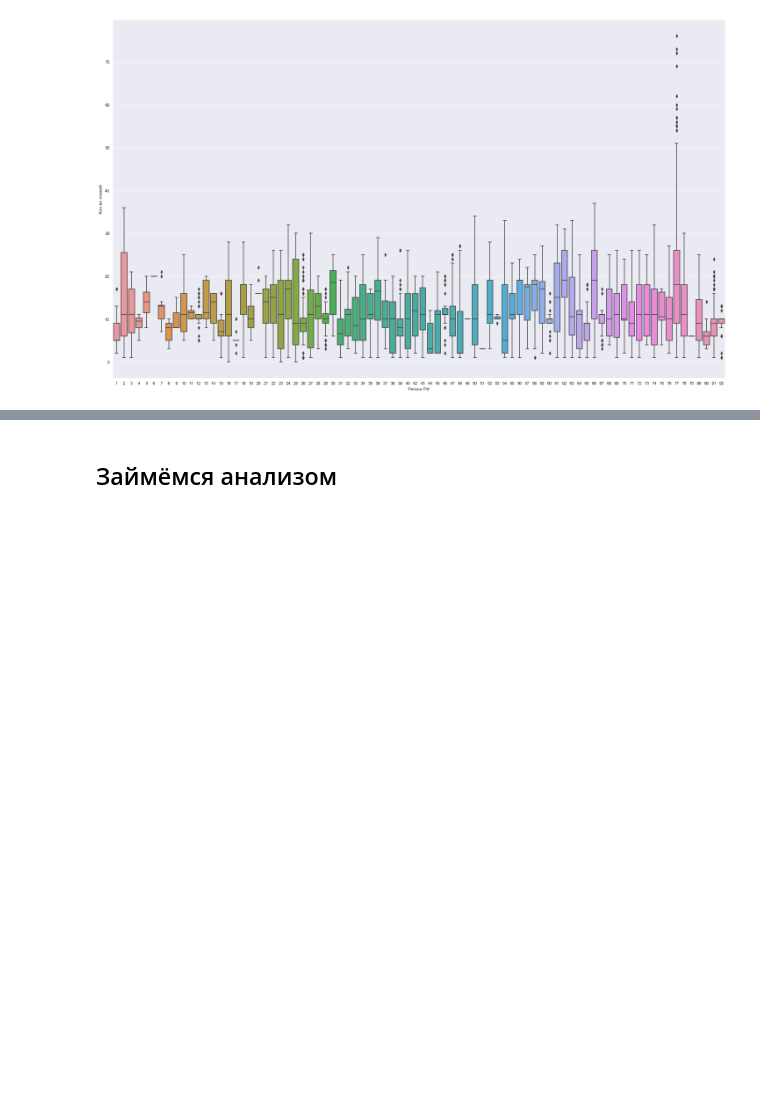
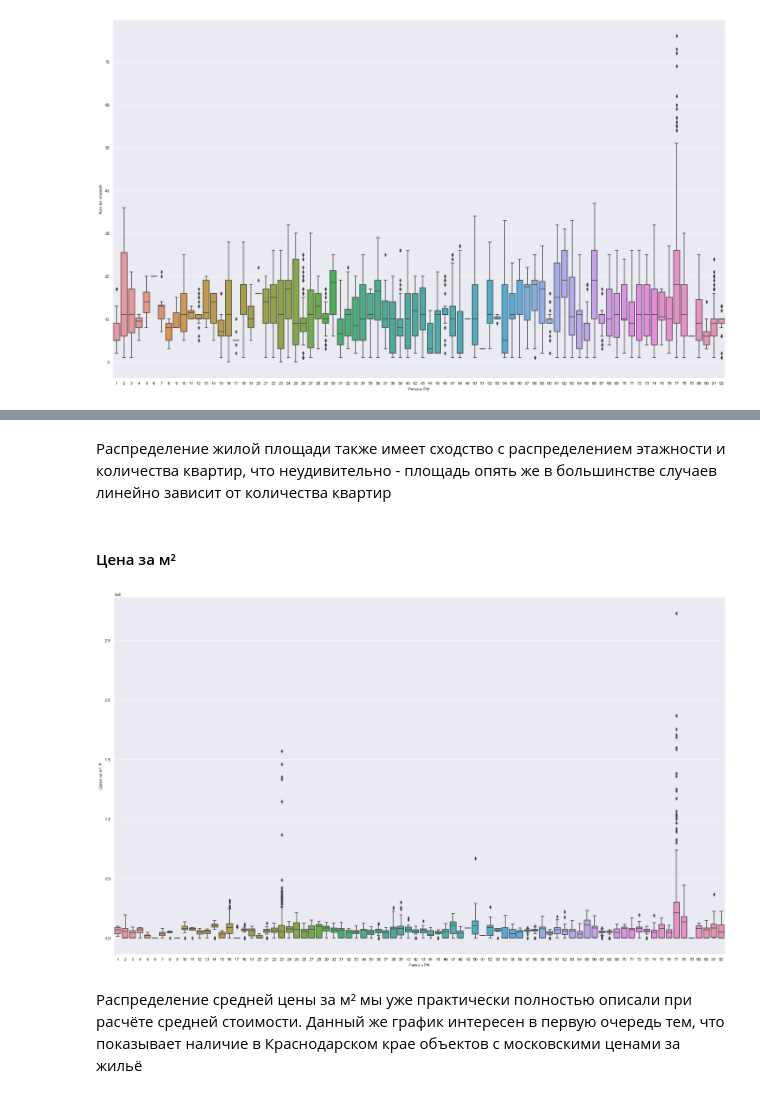
Before and after one commit to iskander-filippov/ds-school-repo, a Jupyter notebook: homework_02/homework_02.ipynb, the cells around one changed output, grey strips where cells are left out. Cells and saved outputs as stored; diff of their text form; code cells hidden in the pictures; blank space fills up the shorter version.

```diff
--- a/homework_02/homework_02.ipynb
+++ b/homework_02/homework_02.ipynb
@@ -443,12 +427,17 @@ sns.set_theme(style='whitegrid')
+# %% [markdown]
+Распределение жилой площади также имеет сходство с распределением этажности и количества квартир, что неудивительно - площадь опять же в большинстве случаев линейно зависит от количества квартир
+# %% [markdown]
+#### Цена за м²
 # %%
-f, ax = plt.subplots(figsize=(15, 15))
+# строим ящики с усами
+f, ax = plt.subplots(figsize=(25, 15))
 sns.set_color_codes("pastel")
-sns.barplot(
-    y='region',
-    x='objPriceAvg',
-    data=avg_price_per_reg,
-    color='b',
-    orient='h'
+sns.boxplot(
+    x="region",
+    y="objPriceAvg",
+    data=filtered_data
 )
-ax.set(xlim=(0, 350000), ylabel='Регион РФ', xlabel='Средняя стоимость м² жилья, ₽')
+ax.set(ylabel='Цена за м², ₽', xlabel='Регион РФ')
 plt.show()
+# %% [output]
+[figure, added]
@@ -477,2 +444,2 @@ sns.despine(left=True)
-# %% [markdown]
-## Займёмся анализом
+# %% [markdown]
+Распределение средней цены за м² мы уже практически полностью описали при расчёте средней стоимости. Данный же график интересен в первую очередь тем, что показывает наличие в Краснодарском крае объектов с московскими ценами за жильё
```
Also changed, not shown: parts of 34 cells of this notebook.
